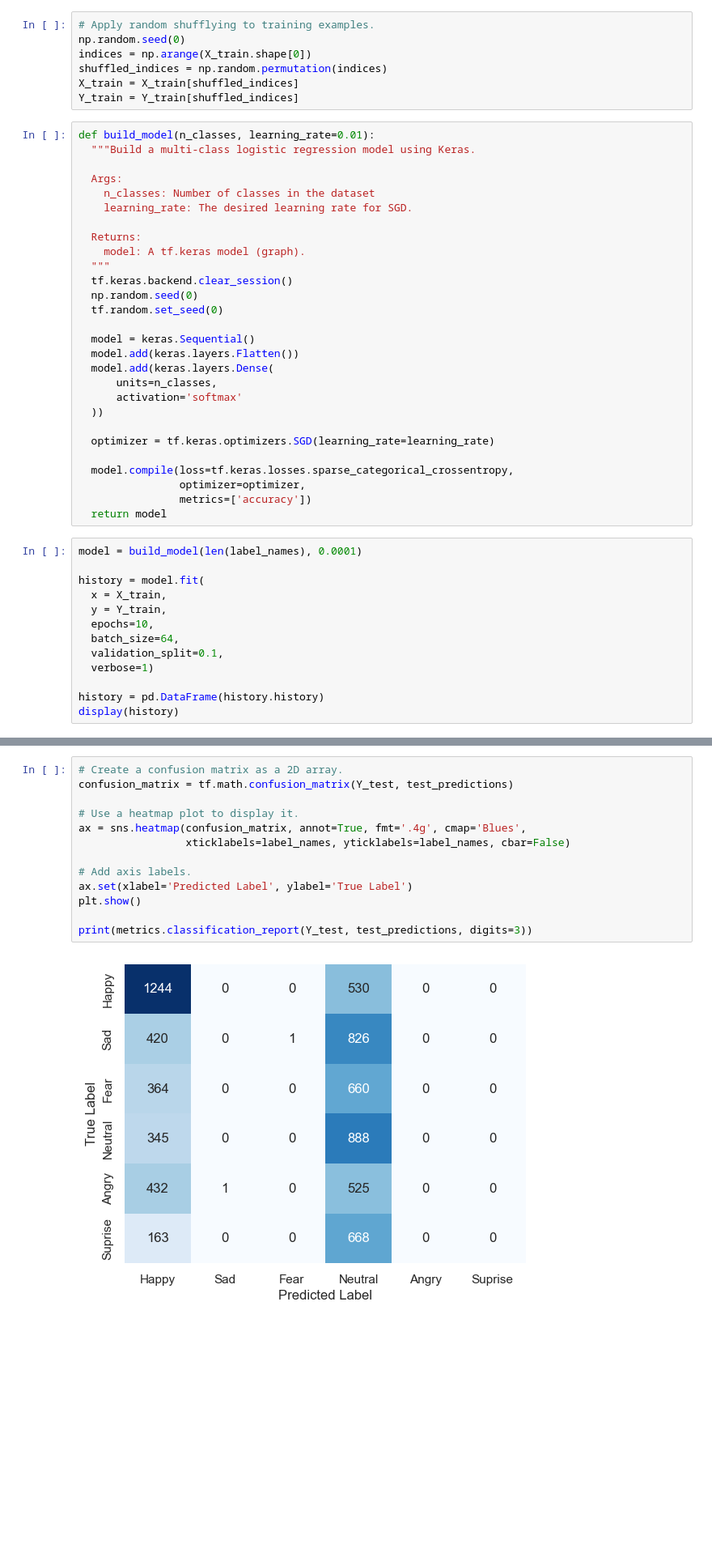
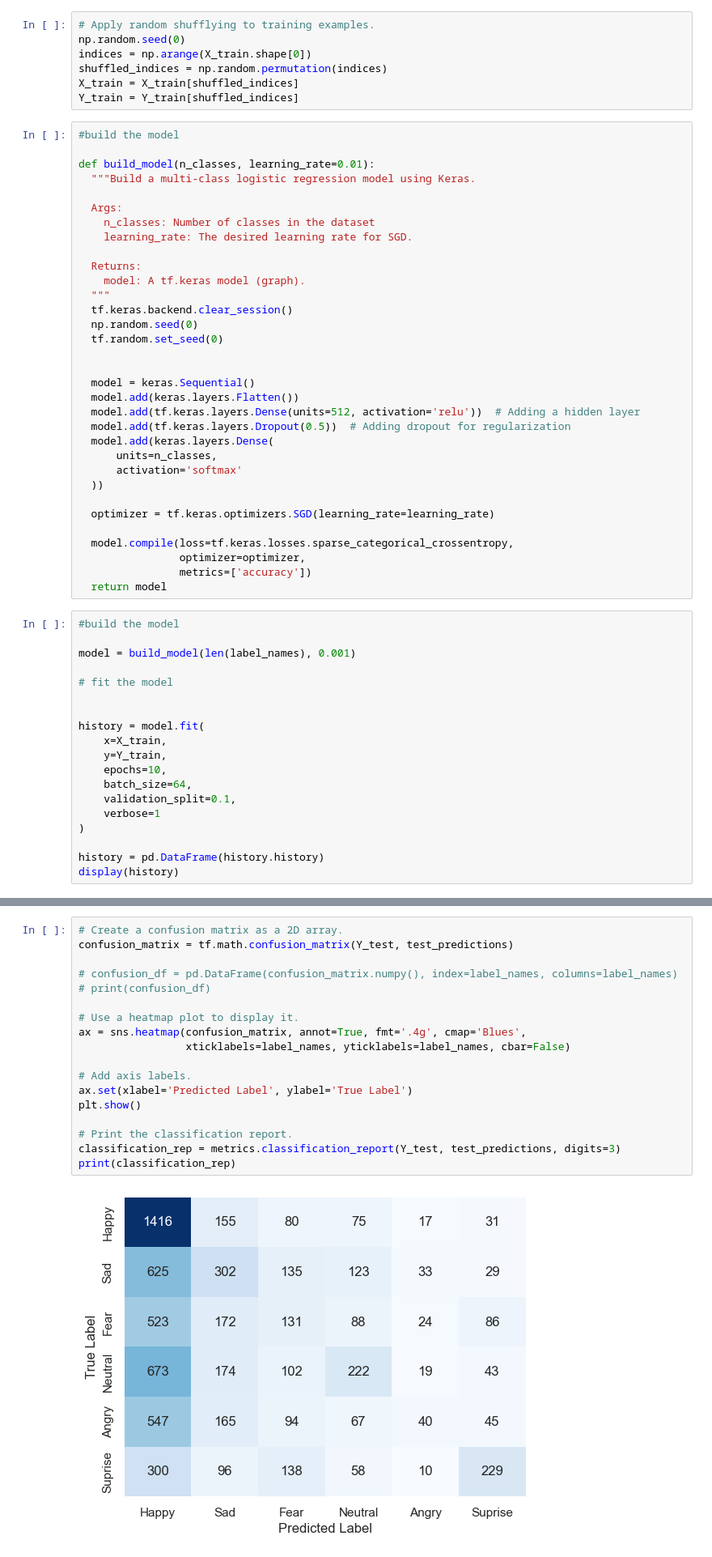
Before and after one commit to sekretaryuk/w207-letsfaceit, a Jupyter notebook: Baseline_Model.ipynb, the cells around one changed output, grey strips where cells are left out. Shown at 81% size. Saved outputs shown, nothing was run; the diff lists cells and outputs as text; blank space fills up the shorter version.

Commit message:
Adding comments/edits, working on Final Model

```diff
--- a/Baseline_Model.ipynb
+++ b/Baseline_Model.ipynb
@@ -165,6 +342,8 @@ shuffled_indices = np.random.permutation(indices)
 X_train = X_train[shuffled_indices]
 Y_train = Y_train[shuffled_indices]
 # %%
+#build the model
+
 def build_model(n_classes, learning_rate=0.01):
   """Build a multi-class logistic regression model using Keras.
 
@@ -179,8 +358,11 @@ def build_model(n_classes, learning_rate=0.01):
   np.random.seed(0)
   tf.random.set_seed(0)
 
+
   model = keras.Sequential()
   model.add(keras.layers.Flatten())
+  model.add(tf.keras.layers.Dense(units=512, activation='relu'))  # Adding a hidden layer
+  model.add(tf.keras.layers.Dropout(0.5))  # Adding dropout for regularization
   model.add(keras.layers.Dense(
       units=n_classes,
       activation='softmax'
@@ -193,15 +375,21 @@ def build_model(n_classes, learning_rate=0.01):
                 metrics=['accuracy'])
   return model
 # %%
-model = build_model(len(label_names), 0.0001)
+#build the model
+
+model = build_model(len(label_names), 0.001)
+
+# fit the model
+
 
 history = model.fit(
-  x = X_train,
-  y = Y_train,
-  epochs=10,
-  batch_size=64,
-  validation_split=0.1,
-  verbose=1)
+    x=X_train,
+    y=Y_train,
+    epochs=10,
+    batch_size=64,
+    validation_split=0.1,
+    verbose=1
+)
 
 history = pd.DataFrame(history.history)
 display(history)
@@ -248,17 +440,22 @@ print(test_predictions)
 # %%
 # Create a confusion matrix as a 2D array.
 confusion_matrix = tf.math.confusion_matrix(Y_test, test_predictions)
+
+# confusion_df = pd.DataFrame(confusion_matrix.numpy(), index=label_names, columns=label_names)
+# print(confusion_df)
 
 # Use a heatmap plot to display it.
 ax = sns.heatmap(confusion_matrix, annot=True, fmt='.4g', cmap='Blues',
                  xticklabels=label_names, yticklabels=label_names, cbar=False)
 
 # Add axis labels.
 ax.set(xlabel='Predicted Label', ylabel='True Label')
 plt.show()
 
-print(metrics.classification_report(Y_test, test_predictions, digits=3))
+# Print the classification report.
+classification_rep = metrics.classification_report(Y_test, test_predictions, digits=3)
+print(classification_rep)
 # %% [output]
-[figure, old version]
+[figure, new version]
               precision    recall  f1-score   support
 
```
Also changed, not shown: parts of 23 cells of this notebook, 1 other file.
